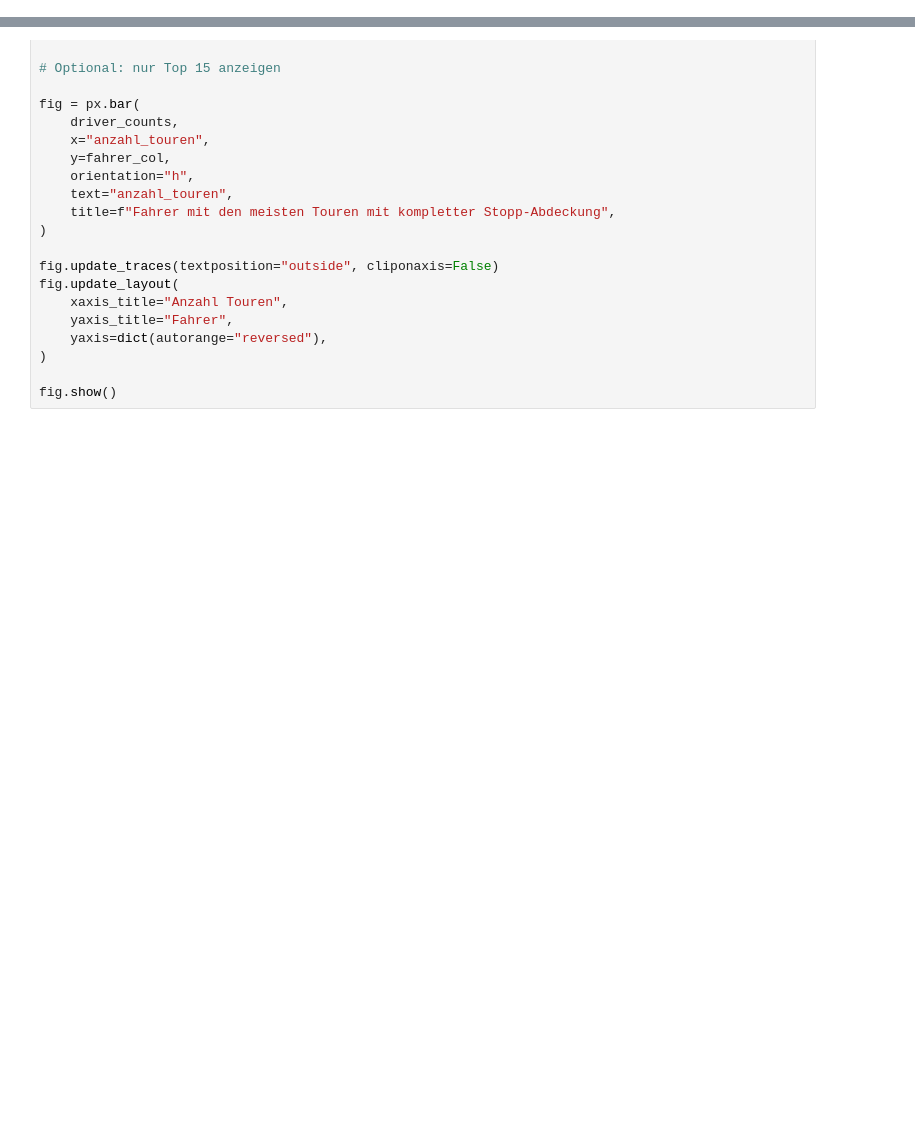
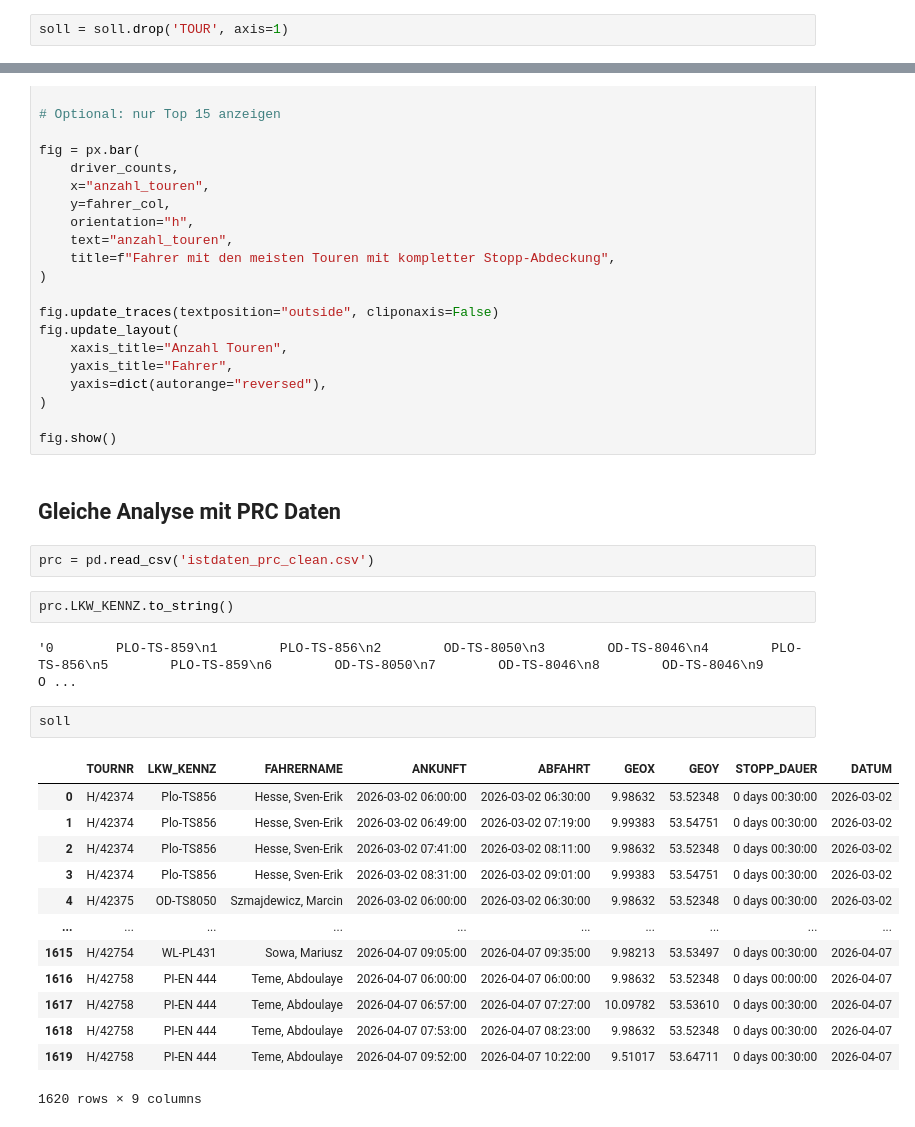
Before and after one commit to junguy01/transport_optimization, a Jupyter notebook: analyse_soll_ist_clean.ipynb, the cells around one changed output, grey strips where cells are left out. Drawn from its saved outputs; the diff is of its cells as text; blank space fills up the shorter version.

Commit message:
stoppabdeckung in prc

```diff
--- a/analyse_soll_ist_clean.ipynb
+++ b/analyse_soll_ist_clean.ipynb
@@ -32,3 +39,5 @@ ist.head()
+# %%
+soll = soll.drop('TOUR', axis=1)
 # %% [markdown]
 ## Touren mit gleicher Reihenfolge an Stopps filtern
 * Für jede Tour wird aus den Soll-Daten eine geordnete Liste von Stopps gebaut und aus den Ist-Daten eine geordnete Liste von GPS-Punkten
@@ -592,3 +634,27 @@ fig.update_layout(
 )
 
 fig.show()
+# %% [markdown]
+## Gleiche Analyse mit PRC Daten
+# %%
+prc = pd.read_csv('istdaten_prc_clean.csv')
+# %%
+prc.LKW_KENNZ.to_string()
+# %% [output]
+'0        PLO-TS-859\n1        PLO-TS-856\n2        OD-TS-8050\n3        OD-TS-8046\n4        PLO-TS-856\n5        PLO-TS-859\n6        OD-TS-8050\n7        OD-TS-8046\n8        OD-TS-8046\n9        O ...
+# %%
+soll
+# %% [output]
+|  | TOURNR | LKW_KENNZ | FAHRERNAME | ANKUNFT | ABFAHRT | GEOX | GEOY | STOPP_DAUER | DATUM |
+| 0 | H/42374 | Plo-TS856 | Hesse, Sven-Erik | 2026-03-02 06:00:00 | 2026-03-02 06:30:00 | 9.98632 | 53.52348 | 0 days 00:30:00 | 2026-03-02 |
+| 1 | H/42374 | Plo-TS856 | Hesse, Sven-Erik | 2026-03-02 06:49:00 | 2026-03-02 07:19:00 | 9.99383 | 53.54751 | 0 days 00:30:00 | 2026-03-02 |
+| 2 | H/42374 | Plo-TS856 | Hesse, Sven-Erik | 2026-03-02 07:41:00 | 2026-03-02 08:11:00 | 9.98632 | 53.52348 | 0 days 00:30:00 | 2026-03-02 |
+| 3 | H/42374 | Plo-TS856 | Hesse, Sven-Erik | 2026-03-02 08:31:00 | 2026-03-02 09:01:00 | 9.99383 | 53.54751 | 0 days 00:30:00 | 2026-03-02 |
+| 4 | H/42375 | OD-TS8050 | Szmajdewicz, Marcin | 2026-03-02 06:00:00 | 2026-03-02 06:30:00 | 9.98632 | 53.52348 | 0 days 00:30:00 | 2026-03-02 |
+| ... | ... | ... | ... | ... | ... | ... | ... | ... | ... |
+| 1615 | H/42754 | WL-PL431 | Sowa, Mariusz | 2026-04-07 09:05:00 | 2026-04-07 09:35:00 | 9.98213 | 53.53497 | 0 days 00:30:00 | 2026-04-07 |
+| 1616 | H/42758 | PI-EN 444 | Teme, Abdoulaye | 2026-04-07 06:00:00 | 2026-04-07 06:00:00 | 9.98632 | 53.52348 | 0 days 00:00:00 | 2026-04-07 |
+| 1617 | H/42758 | PI-EN 444 | Teme, Abdoulaye | 2026-04-07 06:57:00 | 2026-04-07 07:27:00 | 10.09782 | 53.53610 | 0 days 00:30:00 | 2026-04-07 |
+| 1618 | H/42758 | PI-EN 444 | Teme, Abdoulaye | 2026-04-07 07:53:00 | 2026-04-07 08:23:00 | 9.98632 | 53.52348 | 0 days 00:30:00 | 2026-04-07 |
+| 1619 | H/42758 | PI-EN 444 | Teme, Abdoulaye | 2026-04-07 09:52:00 | 2026-04-07 10:22:00 | 9.51017 | 53.64711 | 0 days 00:30:00 | 2026-04-07 |
+1620 rows × 9 columns
```
Also changed, not shown: parts of 26 cells of this notebook.
